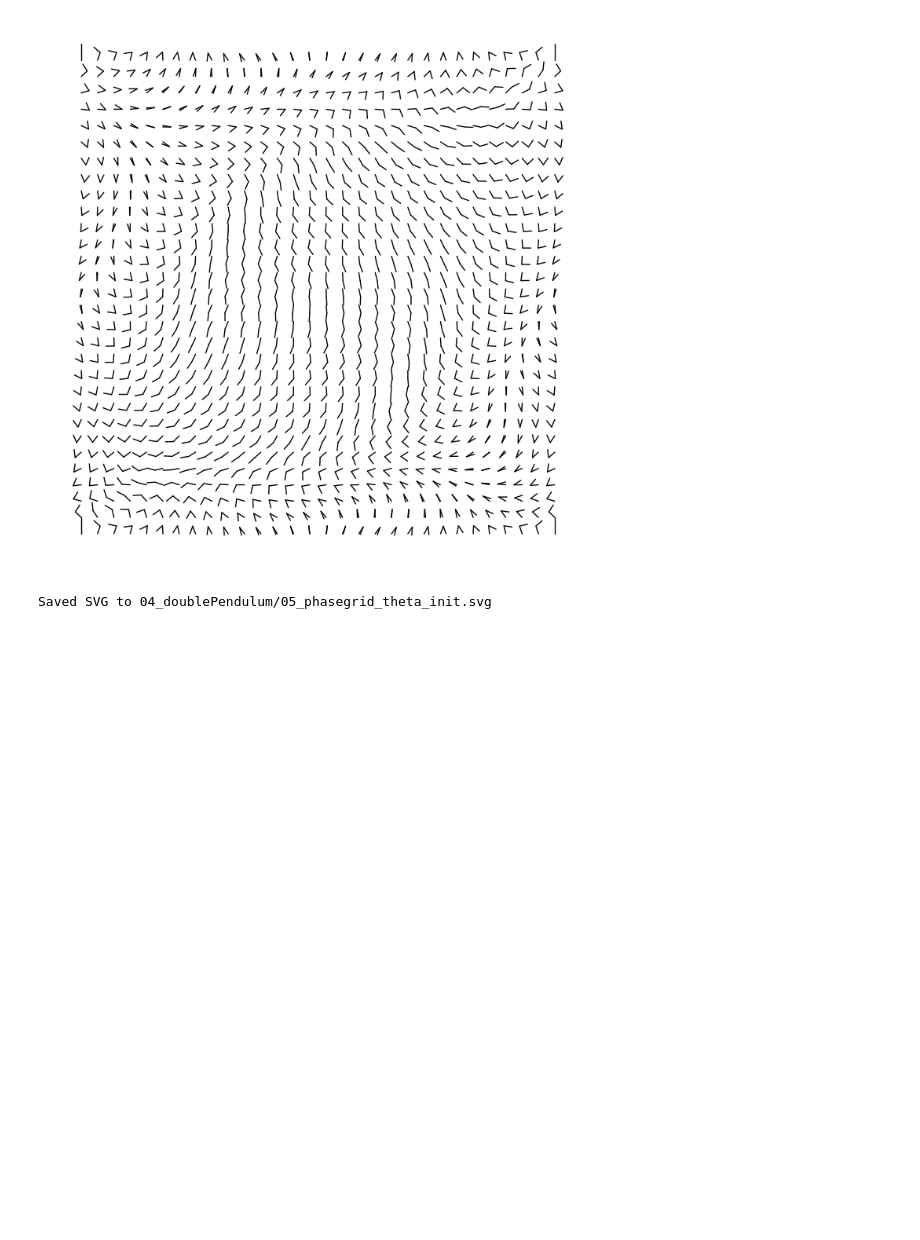
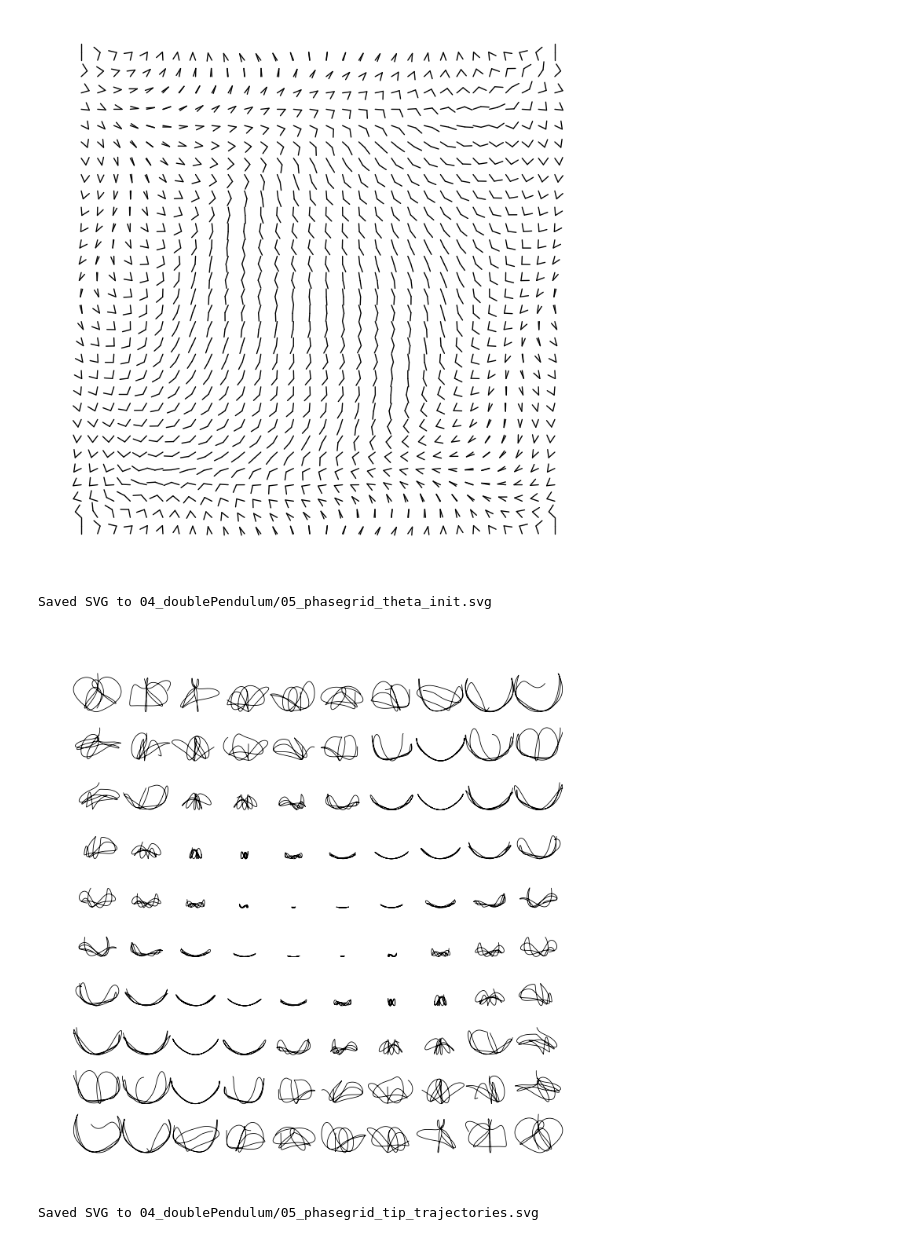
Before and after one commit to stefanhuber1993/PenPlotter, a Jupyter notebook: patterns/04_doublePendulum.ipynb, the cells around one changed output. Cells and saved outputs as stored; diff of their text form; code cells hidden in the pictures; blank space fills up the shorter version.

```diff
--- a/patterns/04_doublePendulum.ipynb
+++ b/patterns/04_doublePendulum.ipynb
@@ -687,7 +884,7 @@ DAMP = 0.0  # light viscous damping
 # Simulation params
 # ==============================
 DT = 0.002
-T_EVAL = 10          # seconds to simulate and draw trajectory
+T_EVAL = 6          # seconds to simulate and draw trajectory
 N_GRID = 10           # number of cells per axis for initial angles
 W1_INIT = 0.0         # initial angular velocity of segment 1
 W2_INIT = 0.0         # initial angular velocity of segment 2
@@ -702,7 +899,7 @@ SVG_PATH = "04_doublePendulum/05_phasegrid_tip_trajectories.svg"
 # Drawing
 TRAJ_LW = 0.6         # line width for tip trajectory
 CELL_SCALE = 0.55     # scales link lengths relative to cell size
-nudge = 0.9999
+nudge = 0.7 # where to start plot in terms of pi
 
 # ==============================
 # Dynamics
@@ -774,30 +971,33 @@ fig, ax = plt.subplots(figsize=FIGSIZE)
 ax.axis("off")
 
 for i, th1_0 in enumerate(theta1_vals):
     for j, th2_0 in enumerate(theta2_vals):
         th1_t, th2_t = simulate_trajectory(th1_0, W1_INIT, th2_0, W2_INIT, T_EVAL, DT)
 
         # Pivot at center of the cell
         cx = xmin + (j + 0.5) * cell_w
         cy = ymin + (i + 0.5) * cell_h
 
         # Tip coordinates over time using scaled link lengths
         x1_t = cx + l1p * np.sin(th1_t)
         y1_t = cy - l1p * np.cos(th1_t)
         x2_t = x1_t + l2p * np.sin(th2_t)
         y2_t = y1_t - l2p * np.cos(th2_t)
 
         # Optional downsampling if you want fewer segments per polyline
         # step = 1  # increase to 2,3,... to thin lines
         # ax.plot(x2_t[::step], y2_t[::step], "k", lw=TRAJ_LW, solid_capstyle="round")
         ax.plot(x2_t, y2_t, "k", lw=TRAJ_LW, solid_capstyle="round")
 
 # Keep coordinates normalized to [0,1]
 ax.set_xlim(0, 1)
 ax.set_ylim(0, 1)
 ax.set_aspect("equal")
 
 if SAVE_SVG:
     plt.savefig(SVG_PATH, format="svg", bbox_inches="tight", pad_inches=0)
 plt.show()
 print(f"Saved SVG to {SVG_PATH}")
+# %% [output]
+[figure, added]
+Saved SVG to 04_doublePendulum/05_phasegrid_tip_trajectories.svg
```
Also changed, not shown: parts of 2 cells of this notebook, 5 other files.
